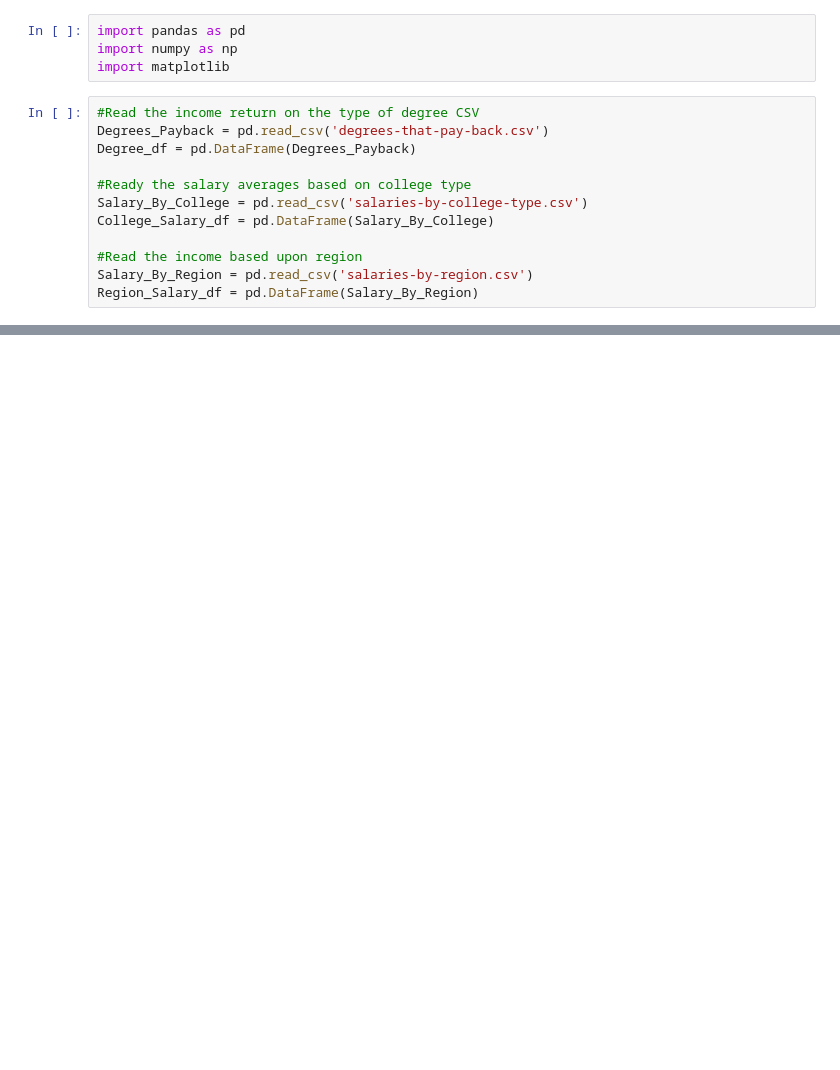
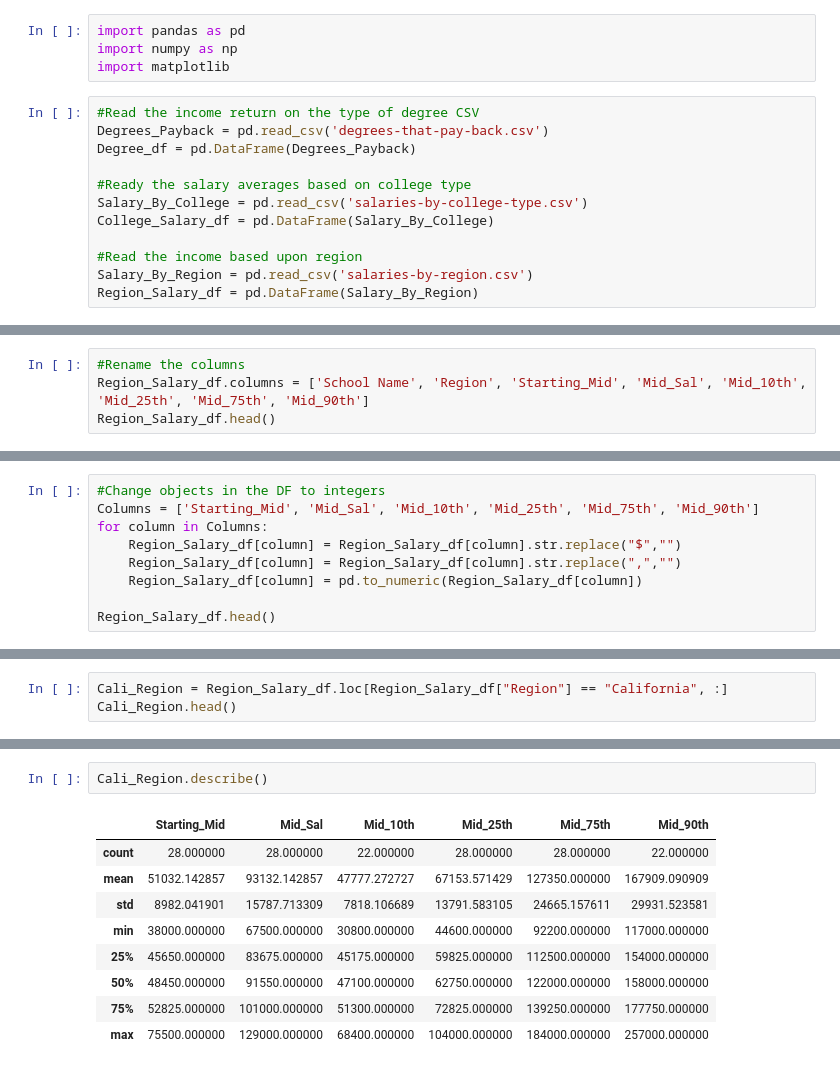
Before and after one commit to khosenag03/RICHdataGroupProject, a Jupyter notebook: College_vs_Salary.ipynb, the cells around one changed output, grey strips where cells are left out. Cells and saved outputs as stored; diff of their text form; blank space fills up the shorter version.

```diff
--- a/College_vs_Salary.ipynb
+++ b/College_vs_Salary.ipynb
@@ -71,3 +23,7 @@ Region_Salary_df.head()
 | 2 | Harvey Mudd College | California | $71,800.00 | $122,000.00 | NaN | ... |
 | 3 | University of California, Berkeley | California | $59,900.00 | $112,000.00 | $59,500.00 | ... |
 | 4 | Occidental College | California | $51,900.00 | $105,000.00 | NaN | ... |
+# %%
+#Rename the columns
+Region_Salary_df.columns = ['School Name', 'Region', 'Starting_Mid', 'Mid_Sal', 'Mid_10th', 'Mid_25th', 'Mid_75th', 'Mid_90th']
+Region_Salary_df.head()
@@ -73,0 +37,9 @@ Region_Salary_df.head()
+# %%
+#Change objects in the DF to integers
+Columns = ['Starting_Mid', 'Mid_Sal', 'Mid_10th', 'Mid_25th', 'Mid_75th', 'Mid_90th']
+for column in Columns:
+    Region_Salary_df[column] = Region_Salary_df[column].str.replace("$","")
+    Region_Salary_df[column] = Region_Salary_df[column].str.replace(",","")
+    Region_Salary_df[column] = pd.to_numeric(Region_Salary_df[column])
+
+Region_Salary_df.head()
@@ -73,0 +53,3 @@ Region_Salary_df.head()
+# %%
+Cali_Region = Region_Salary_df.loc[Region_Salary_df["Region"] == "California", :]
+Cali_Region.head()
@@ -73,0 +63,12 @@ Region_Salary_df.head()
+# %%
+Cali_Region.describe()
+# %% [output]
+|  | Starting_Mid | Mid_Sal | Mid_10th | Mid_25th | Mid_75th | Mid_90th |
+| count | 28.000000 | 28.000000 | 22.000000 | 28.000000 | 28.000000 | 22.000000 |
+| mean | 51032.142857 | 93132.142857 | 47777.272727 | 67153.571429 | 127350.000000 | 167909.090909 |
+| std | 8982.041901 | 15787.713309 | 7818.106689 | 13791.583105 | 24665.157611 | 29931.523581 |
+| min | 38000.000000 | 67500.000000 | 30800.000000 | 44600.000000 | 92200.000000 | 117000.000000 |
+| 25% | 45650.000000 | 83675.000000 | 45175.000000 | 59825.000000 | 112500.000000 | 154000.000000 |
+| 50% | 48450.000000 | 91550.000000 | 47100.000000 | 62750.000000 | 122000.000000 | 158000.000000 |
+| 75% | 52825.000000 | 101000.000000 | 51300.000000 | 72825.000000 | 139250.000000 | 177750.000000 |
+| max | 75500.000000 | 129000.000000 | 68400.000000 | 104000.000000 | 184000.000000 | 257000.000000 |
```
Also changed, not shown: parts of 16 cells of this notebook, 2 other files.
